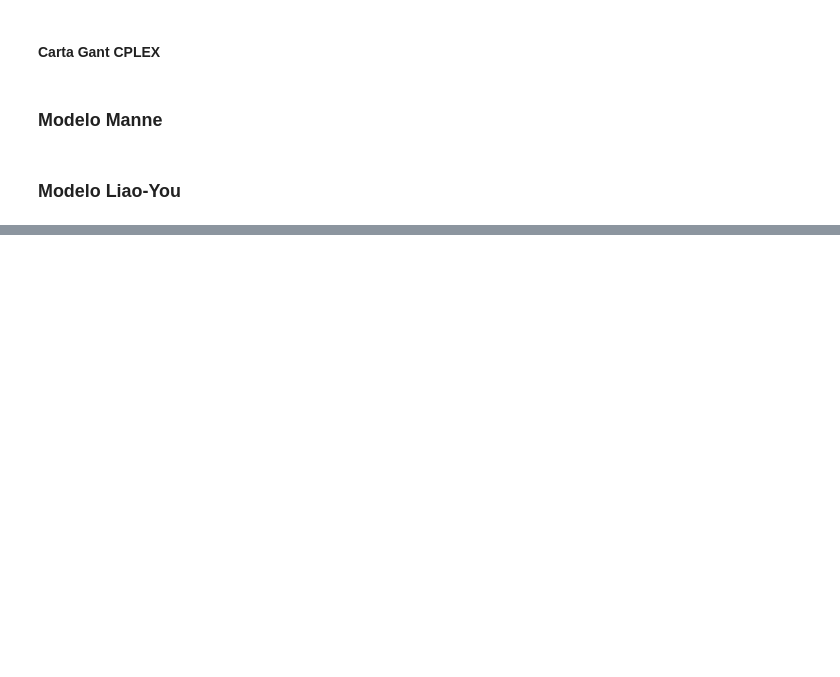
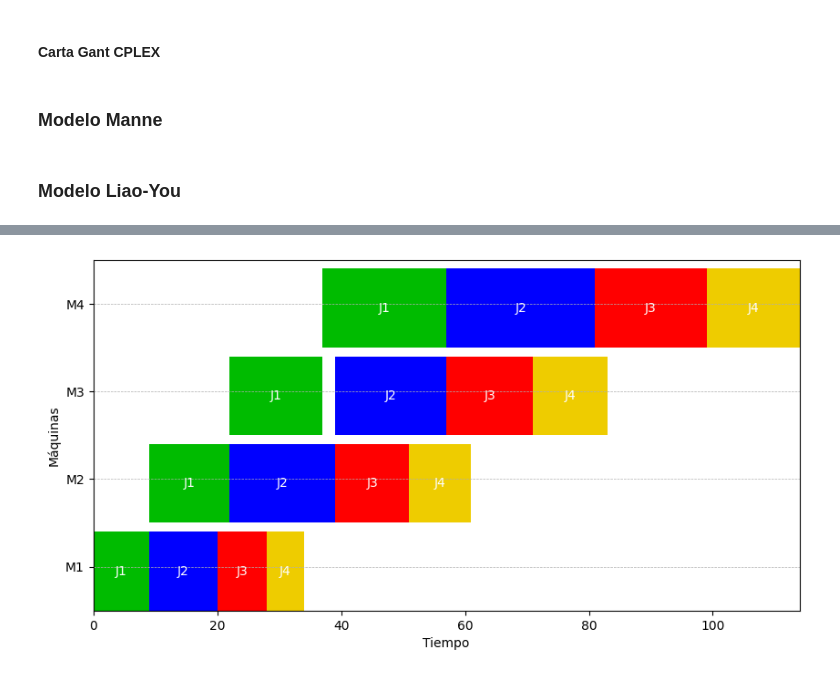
Before and after one commit to Luis-Valenzuela-Concha/Tarea3-Optimizacion, a Jupyter notebook: Tarea3.ipynb, the cells around one changed output, grey strips where cells are left out. Drawn from its saved outputs; the diff is of its cells as text; code cells hidden in the pictures; blank space fills up the shorter version.

Commit message:
add modelo Liao-You

```diff
--- a/Tarea3.ipynb
+++ b/Tarea3.ipynb
@@ -634,0 +637,81 @@ B_3_3 = 81.0
+# %%
+from pulp import LpProblem, LpVariable, LpMinimize, value
+
+# Datos proporcionados
+T = [[9, 13, 15, 20], [11, 17, 18, 24], [8, 12, 14, 18], [6, 10, 12, 15]]
+N = len(T)  # Número de trabajos
+M = len(T[0])  # Número de máquinas
+P = 9999  # Una constante grande, suficiente para actuar como 'M' en el modelo
+
+# Crear el modelo
+model = LpProblem("Liao-You_Model", LpMinimize)
+
+# Definir la matriz D_ik
+D_ik = {(i, k): 1 if i < k else 0 for i in range(1, N+1) for k in range(1, N+1)}
+
+# Definir las variables
+S = LpVariable.dicts("Start_Time", [(r, i) for r in range(1, M+1) for i in range(1, N+1)], lowBound=0)
+q = LpVariable.dicts("Surplus", [(r, i, k) for r in range(1, M+1) for i in range(1, N) for k in range(i+1, N+1)], lowBound=0)
+Cmax = LpVariable("Makespan", lowBound=0)
+
+# Función objetivo
+model += Cmax
+
+# Restricciones
+
+# Flujo de trabajos en cada máquina
+for i in range(1, N+1):
+    for r in range(1, M):
+        model += S[r, i] + T[i-1][r-1] <= S[r+1, i], f"Job_Flow_{i}_{r}"
+
+
+# Secuencia de trabajos en cada máquina
+for r in range(1, M+1):
+    for i in range(1, N):
+        model += S[r, i] + T[i-1][r-1] <= S[r, i+1], f"Job_Sequence_{r}_{i}"
+
+# Precedencia de trabajos en las máquinas
+for r in range(1, M+1):
+    for i in range(1, N):
+        for k in range(i+1, N+1):
+            model += S[r, i] - S[r, k] + P * D_ik[(i, k)] - T[k-1][r-1] == q[r, i, k], f"Job_Precedence_{r}_{i}_{k}"
+            model += P - T[i-1][r-1] - T[k-1][r-1] >= q[r, i, k], f"Surplus_Positive_{r}_{i}_{k}"
+
+# Restricciones de makespan
+for i in range(1, N+1):
+    model += Cmax >= S[M, i] + T[i-1][M-1], f"Job_Completion_{i}"
+
+# Resolver el modelo
+model.solve()
+
+# Imprimir la solución
+for v in model.variables():
+    if v.varValue is not None:
+        print(f"{v.name} = {v.varValue}")
+
+print(f"Valor óptimo (Cmax): {value(Cmax)}")
+
+# Crear la figura y el subplot de la carta Gantt
+fig, gantt = plt.subplots(figsize=(10, 5))
+gantt.set_xlabel('Tiempo')
+gantt.set_ylabel('Máquinas')
+gantt.set_xlim(0, value(Cmax))
+gantt.set_ylim(0, M * 10)
+gantt.set_yticks(np.arange(5, M * 10, 10))
+gantt.set_yticklabels(['M' + str(i) for i in range(1, M+1)])
+gantt.grid(True, which='both', axis='y', linestyle='--', linewidth=0.5)
+
+# Colores para cada trabajo
+colores = ['#00BB00', 'blue', 'red', '#EECC00']
+
+# Dibujar las barras en la carta Gantt
+for i in range(1, M+1):
+    for j in range(1, N+1):
+        inicio = S[(i, j)].varValue
+        duracion = T[j-1][i-1]
+        gantt.broken_barh([(inicio, duracion)], ((i-1) * 10, 9), facecolors=colores[j-1])
+        gantt.text(inicio + duracion / 2, (i-1) * 10 + 4.5, f'J{j}', va='center', ha='center', color='white')
+
+# Mostrar la carta Gantt
+plt.show()
+# %% [output]
@@ -634,0 +735 @@ B_3_3 = 81.0
+[figure, added]
```
Also changed, not shown: parts of 6 cells of this notebook.
